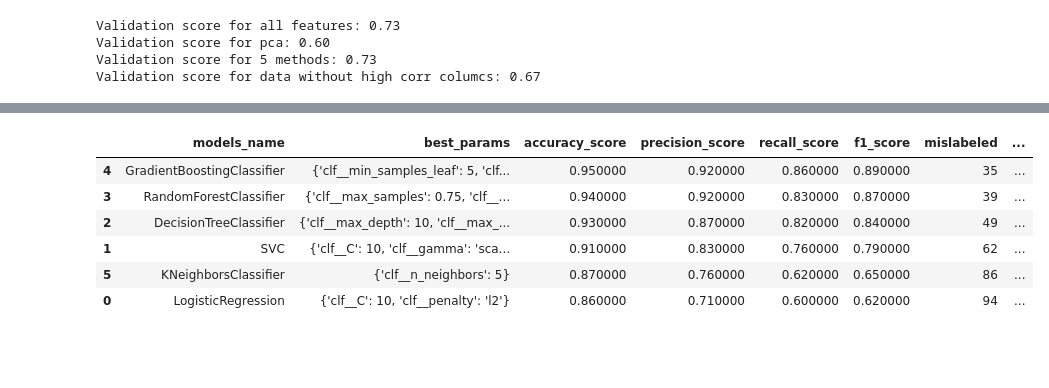
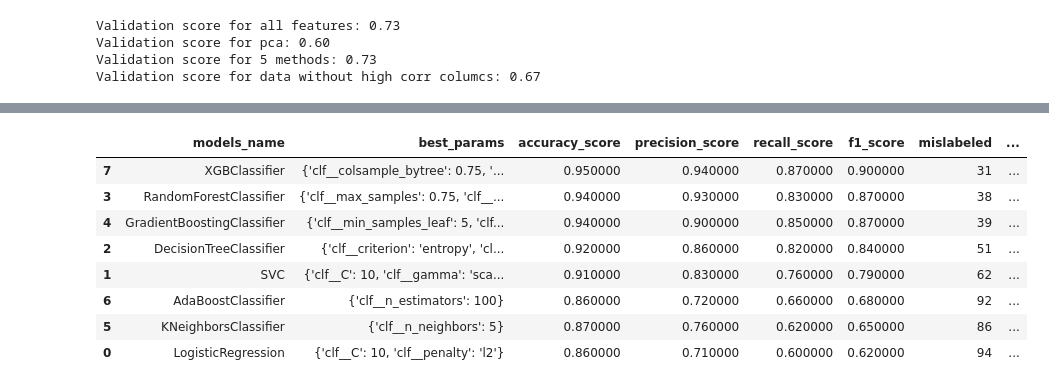
Before and after one commit to Kingakkk/Classification-Problems, a Jupyter notebook: Churn in telco.ipynb, the cells around one changed output, grey strips where cells are left out. Drawn from its saved outputs; the diff is of its cells as text; code cells hidden in the pictures; blank space fills up the shorter version.

```diff
--- a/Churn in telco.ipynb
+++ b/Churn in telco.ipynb
@@ -425,0 +577,4 @@ data_y.value_counts().plot(kind='bar');
+# %%
+pd.set_option('display.max_rows', 110)
+df_state = pd.DataFrame(data.groupby('state').churn.value_counts(normalize=True).reset_index(name='count'))
+df_state[(df_state['churn'] == True) & (df_state['count'] >= 0.25)]
@@ -428,4 +637,8 @@ data_y.value_counts().plot(kind='bar');
 # %%
-X, y = basic_preprocess(data=data, target='churn', plot_corr='yes', col_to_drop=['phone number'], divide='yes')
+X, y = basic_preprocess(data=data,
+                        target='churn',
+                        plot_corr='yes',
+                        col_to_drop=['phone number', 'customer calls'],
+                        divide='yes')
 # %% [output]
 [figure]
@@ -652,5 +834,8 @@ Validation score for data without high corr columcs: 0.67
 #### Selecting best models, best params and showing metrics
 # %%
+models_name = ['LogisticRegression', 'SVC', 'DecisionTreeClassifier', 'RandomForestClassifier',\
+               'GradientBoostingClassifier', 'KNeighborsClassifier', 'AdaBoostClassifier', 'XGBClassifier']
+
 models = [
     Pipeline([("scaler", StandardScaler()),
               ("clf", LogisticRegression(max_iter=1000))]),
@@ -659,26 +844,33 @@ models = [
     Pipeline([('clf', DecisionTreeClassifier())]),
     Pipeline([('clf', RandomForestClassifier())]),
     Pipeline([('clf', GradientBoostingClassifier())]),
-    Pipeline([('clf', KNeighborsClassifier())])
+    Pipeline([('clf', KNeighborsClassifier())]),
+    Pipeline([('clf', AdaBoostClassifier())]),
+    Pipeline([('clf', xgb.XGBClassifier())])
 ]
 
 params = [
-    {'clf__C': [0.01, 0.1, 1, 10, 100],
+    {'clf__C': [0.1, 5, 10, 15],
     'clf__penalty': ['l2', 'l1']},
     {"clf__C": [0.01, 0.1, 1, 10],
      "clf__gamma": [0.1, 1, 10, 'scale', 'auto']},
     {"clf__min_samples_leaf": [1, 5],
      "clf__max_features": [0.75, 1],
-     "clf__max_depth": [5,7,10]},
-    {"clf__n_estimators": [100, 250, 400],
-     "clf__min_samples_leaf": [1, 5],
+     "clf__max_depth": [5,7,10],
+     "clf__criterion": ['gini', 'entropy']},
+    {"clf__n_estimators": [350, 400],
+     "clf__min_samples_leaf": [1, 3],
      "clf__max_samples": [0.75, 1]},
-    {"clf__n_estimators": [100, 200, 300],
-     "clf__min_samples_leaf": [1, 5]},
+    {"clf__n_estimators": [150, 200, 250],
+     "clf__min_samples_leaf": [3, 5, 8, 10]},
     {"clf__n_neighbors": [5, 10, 15]},
+    {"clf__n_estimators": [50,100]},
+    {"clf__max_depth":  [4,5],
+     "clf__n_estimators": [250,300,350],
+     "clf__subsample": [0.8, 0.85, 0.9],
+     "clf__colsample_bytree": [0.75, 0.9],
+     "clf__gamma": [0.1, 1, 3]}
 ]
-
-models_name = ['LogisticRegression', 'SVC', 'DecisionTreeClassifier', 'RandomForestClassifier', 'GradientBoostingClassifier', 'KNeighborsClassifier']
 # %%
 X_train, X_test, y_train, y_test = train_test_split(X, y, test_size=0.2, random_state=42, stratify = y)
 
@@ -732,16 +936,18 @@ Pipeline(steps=[('clf', KNeighborsClassifier())])
 # %%
 metrics_df = pd.DataFrame(list(zip(models_name, best_params, accuracy_list, precision_list, recall_list, \
                                    f1_list, mislabeled_list, total_list)),
               columns=['models_name','best_params', 'accuracy_score', 'precision_score', 'recall_score', \
                        'f1_score', 'mislabeled', 'total'])\
              .sort_values(by ='f1_score', ascending=False)
-metrics_df.style.set_properties(subset=['best_params'], **{'width': '300px'})
+metrics_df.style.set_properties(subset=['best_params'], **{'width': '320px'})
 # %% [output]
 |  | models_name | best_params | accuracy_score | precision_score | recall_score | f1_score | mislabeled | ... |
-| 4 | GradientBoostingClassifier | {'clf__min_samples_leaf': 5, 'clf... | 0.950000 | 0.920000 | 0.860000 | 0.890000 | 35 | ... |
-| 3 | RandomForestClassifier | {'clf__max_samples': 0.75, 'clf__... | 0.940000 | 0.920000 | 0.830000 | 0.870000 | 39 | ... |
-| 2 | DecisionTreeClassifier | {'clf__max_depth': 10, 'clf__max_... | 0.930000 | 0.870000 | 0.820000 | 0.840000 | 49 | ... |
+| 7 | XGBClassifier | {'clf__colsample_bytree': 0.75, '... | 0.950000 | 0.940000 | 0.870000 | 0.900000 | 31 | ... |
+| 3 | RandomForestClassifier | {'clf__max_samples': 0.75, 'clf__... | 0.940000 | 0.930000 | 0.830000 | 0.870000 | 38 | ... |
+| 4 | GradientBoostingClassifier | {'clf__min_samples_leaf': 5, 'clf... | 0.940000 | 0.900000 | 0.850000 | 0.870000 | 39 | ... |
+| 2 | DecisionTreeClassifier | {'clf__criterion': 'entropy', 'cl... | 0.920000 | 0.860000 | 0.820000 | 0.840000 | 51 | ... |
 | 1 | SVC | {'clf__C': 10, 'clf__gamma': 'sca... | 0.910000 | 0.830000 | 0.760000 | 0.790000 | 62 | ... |
+| 6 | AdaBoostClassifier | {'clf__n_estimators': 100} | 0.860000 | 0.720000 | 0.660000 | 0.680000 | 92 | ... |
 | 5 | KNeighborsClassifier | {'clf__n_neighbors': 5} | 0.870000 | 0.760000 | 0.620000 | 0.650000 | 86 | ... |
 | 0 | LogisticRegression | {'clf__C': 10, 'clf__penalty': 'l2'} | 0.860000 | 0.710000 | 0.600000 | 0.620000 | 94 | ... |
 # %% [markdown]
```
Also changed, not shown: parts of 72 cells of this notebook.
